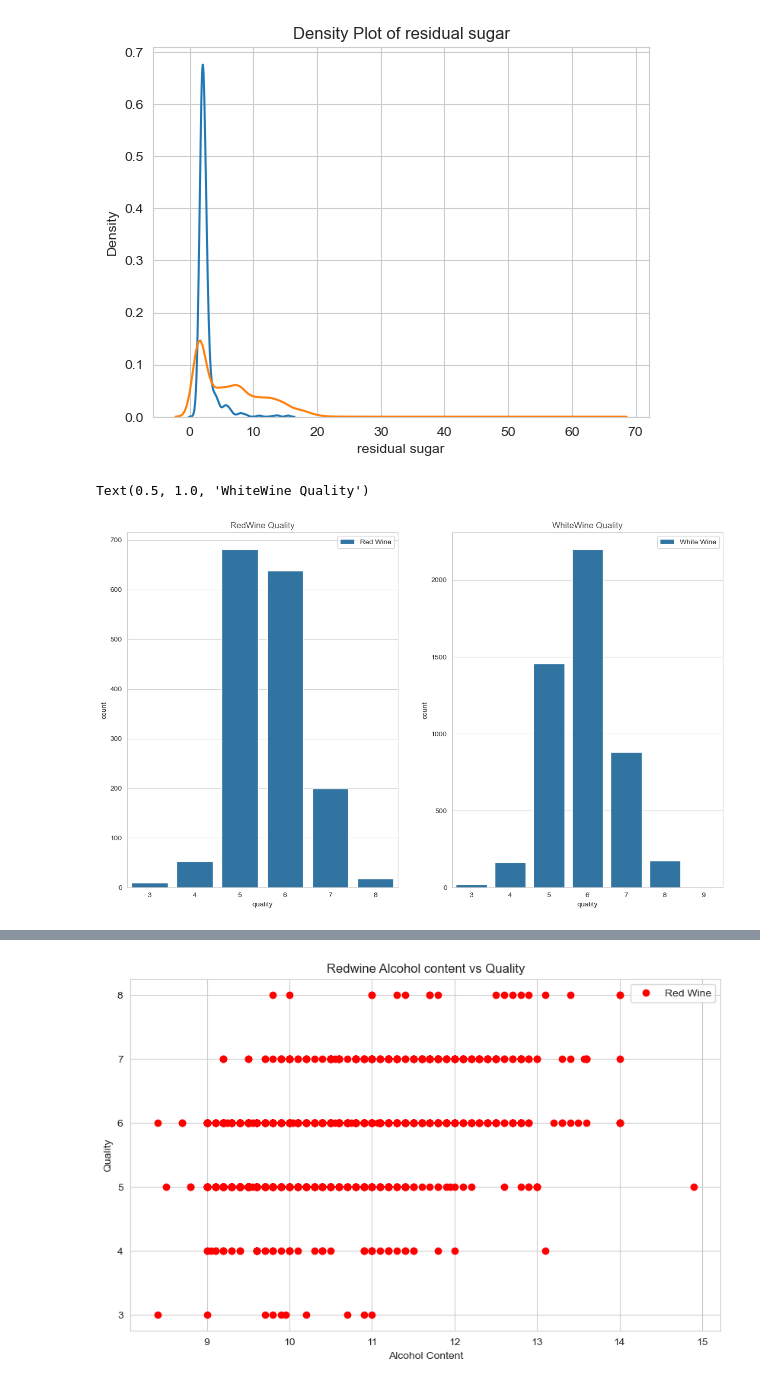
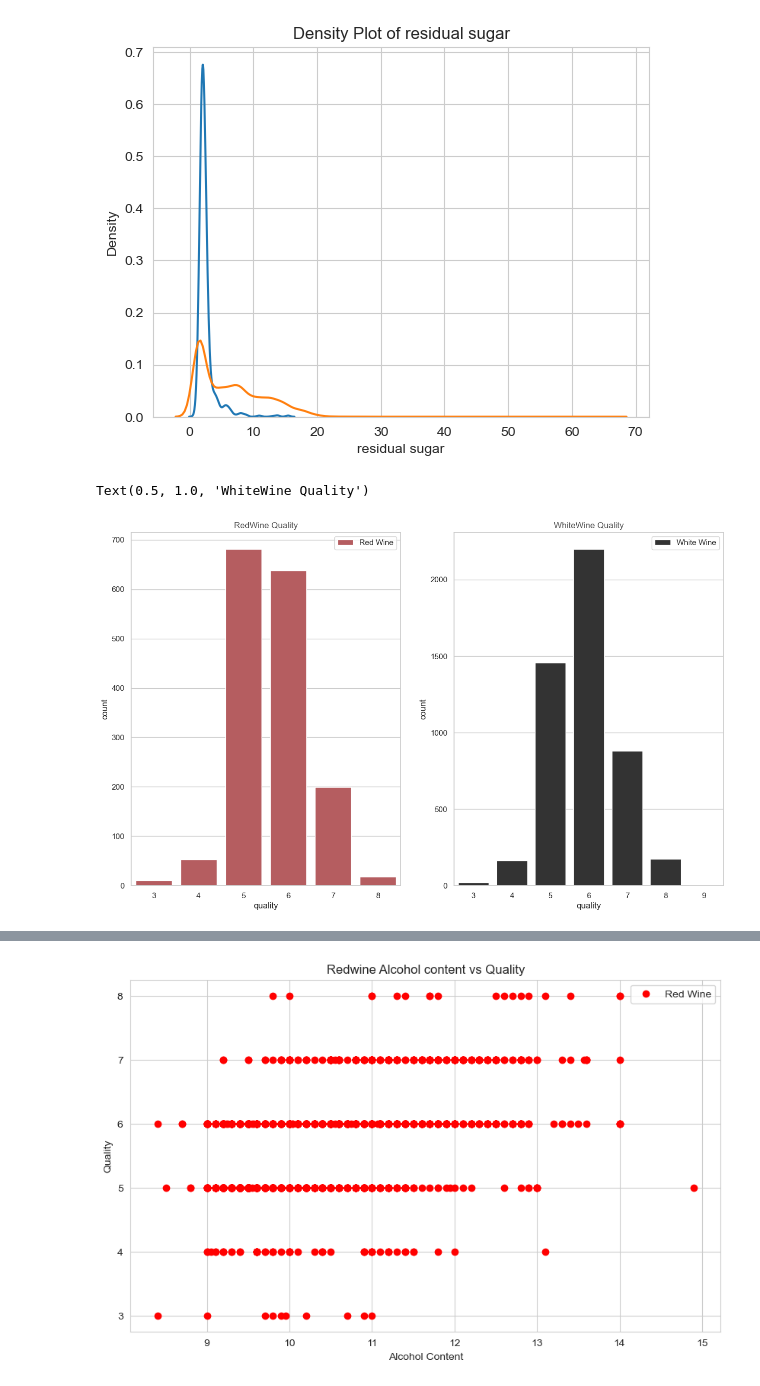
Before and after one commit to Sudha25a/Projects-2, a Jupyter notebook: Wine project practice.ipynb, the cells around one changed output, grey strips where cells are left out. Drawn from its saved outputs; the diff is of its cells as text; code cells hidden in the pictures.

```diff
--- a/Wine project practice.ipynb
+++ b/Wine project practice.ipynb
@@ -191,14 +191,14 @@ plt.show()
 # %%
 # Create a count plot to compare the quality of red and white wines
 sns.set_style('whitegrid')
 fig, axes=plt.subplots(nrows=1,ncols=2,figsize = (15,9))
-sns.countplot(x='quality', data=Redwine, label='Red Wine', ax= axes[0])
-sns.countplot(x='quality', data=Whitewine, label='White Wine',ax=axes[1])
+sns.countplot(x='quality', data=Redwine, label='Red Wine', ax= axes[0], color='r')
+sns.countplot(x='quality', data=Whitewine, label='White Wine',ax=axes[1], color='.2')
 axes[0].set_title('RedWine Quality', alpha=0.8)
 axes[1].set_title('WhiteWine Quality', alpha=0.8)
 # %% [output]
 Text(0.5, 1.0, 'WhiteWine Quality')
-[figure, old version]
+[figure, new version]
 # %%
 # wine_data = pd.concat([Redwine, Whitewine])
 # wine_data.fillna(wine_data.mean(), inplace=True)
```
Also changed, not shown: parts of 10 cells of this notebook, 3 other files.
